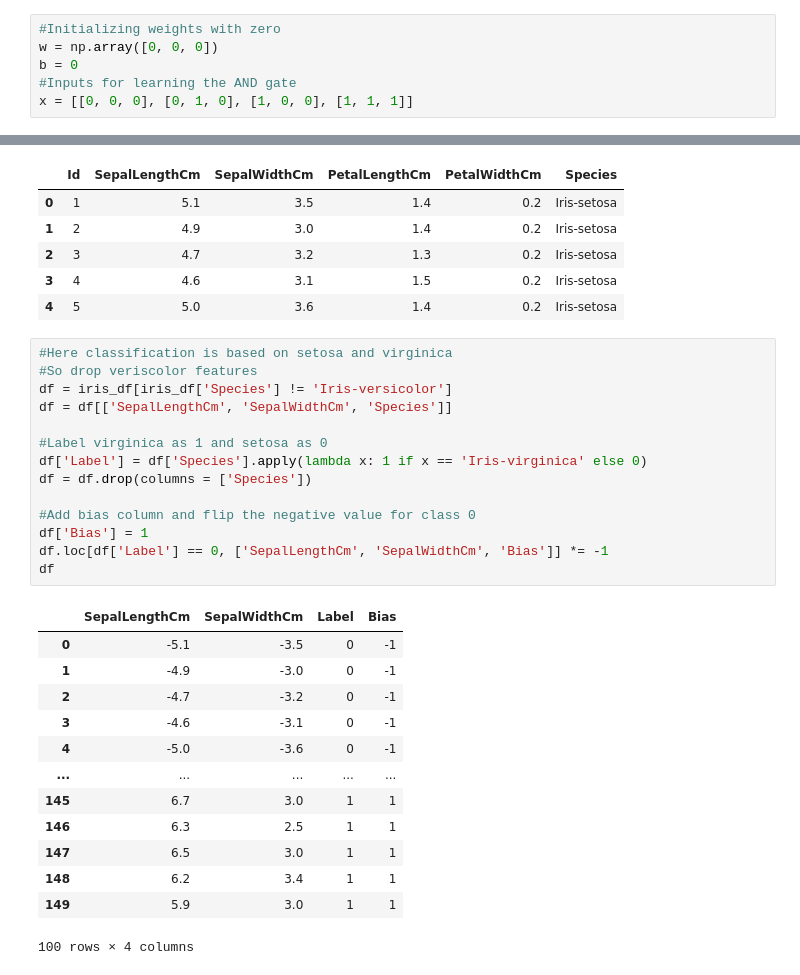
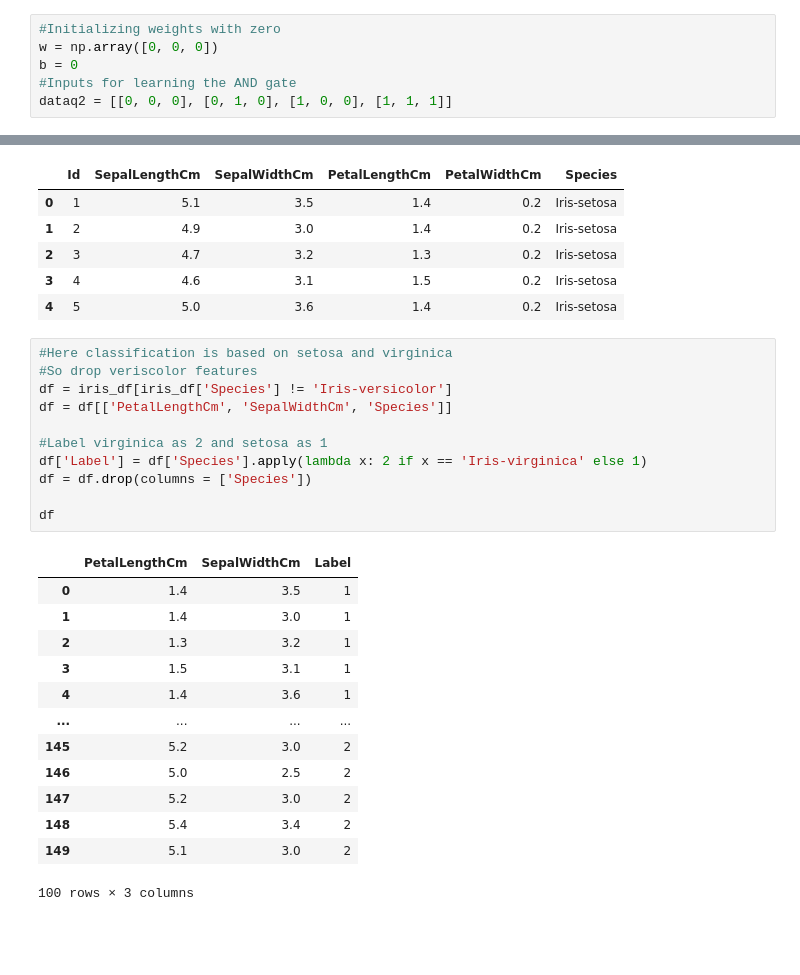
Before and after one commit to Ashrithiiitdm/PRML, a Jupyter notebook: Lab7/cs22b2025_LAB7.ipynb, the cells around one changed output, grey strips where cells are left out. Cells and saved outputs as stored; diff of their text form; blank space fills up the shorter version.

```diff
--- a/Lab7/cs22b2025_LAB7.ipynb
+++ b/Lab7/cs22b2025_LAB7.ipynb
@@ -131,4 +126,4 @@ Show the calculation for each step and also draw the decision boundary for each
 w = np.array([0, 0, 0])
 b = 0
 #Inputs for learning the AND gate
-x = [[0, 0, 0], [0, 1, 0], [1, 0, 0], [1, 1, 1]]
+dataq2 = [[0, 0, 0], [0, 1, 0], [1, 0, 0], [1, 1, 1]]
@@ -310,30 +281,27 @@ iris_df.head()
 # %%
 #Here classification is based on setosa and virginica
 #So drop veriscolor features
 df = iris_df[iris_df['Species'] != 'Iris-versicolor']
-df = df[['SepalLengthCm', 'SepalWidthCm', 'Species']]
+df = df[['PetalLengthCm', 'SepalWidthCm', 'Species']]
 
-#Label virginica as 1 and setosa as 0
-df['Label'] = df['Species'].apply(lambda x: 1 if x == 'Iris-virginica' else 0)
+#Label virginica as 2 and setosa as 1
+df['Label'] = df['Species'].apply(lambda x: 2 if x == 'Iris-virginica' else 1)
 df = df.drop(columns = ['Species'])
 
-#Add bias column and flip the negative value for class 0
-df['Bias'] = 1
-df.loc[df['Label'] == 0, ['SepalLengthCm', 'SepalWidthCm', 'Bias']] *= -1
 df
 # %% [output]
-|  | SepalLengthCm | SepalWidthCm | Label | Bias |
-| 0 | -5.1 | -3.5 | 0 | -1 |
-| 1 | -4.9 | -3.0 | 0 | -1 |
-| 2 | -4.7 | -3.2 | 0 | -1 |
-| 3 | -4.6 | -3.1 | 0 | -1 |
-| 4 | -5.0 | -3.6 | 0 | -1 |
-| ... | ... | ... | ... | ... |
-| 145 | 6.7 | 3.0 | 1 | 1 |
-| 146 | 6.3 | 2.5 | 1 | 1 |
-| 147 | 6.5 | 3.0 | 1 | 1 |
-| 148 | 6.2 | 3.4 | 1 | 1 |
-| 149 | 5.9 | 3.0 | 1 | 1 |
+|  | PetalLengthCm | SepalWidthCm | Label |
+| 0 | 1.4 | 3.5 | 1 |
+| 1 | 1.4 | 3.0 | 1 |
+| 2 | 1.3 | 3.2 | 1 |
+| 3 | 1.5 | 3.1 | 1 |
+| 4 | 1.4 | 3.6 | 1 |
+| ... | ... | ... | ... |
+| 145 | 5.2 | 3.0 | 2 |
+| 146 | 5.0 | 2.5 | 2 |
+| 147 | 5.2 | 3.0 | 2 |
+| 148 | 5.4 | 3.4 | 2 |
+| 149 | 5.1 | 3.0 | 2 |
-100 rows × 4 columns
+100 rows × 3 columns
 # %%
 #Convert into numpy array for using the data in perceptron function
```
Also changed, not shown: parts of 14 cells of this notebook.
